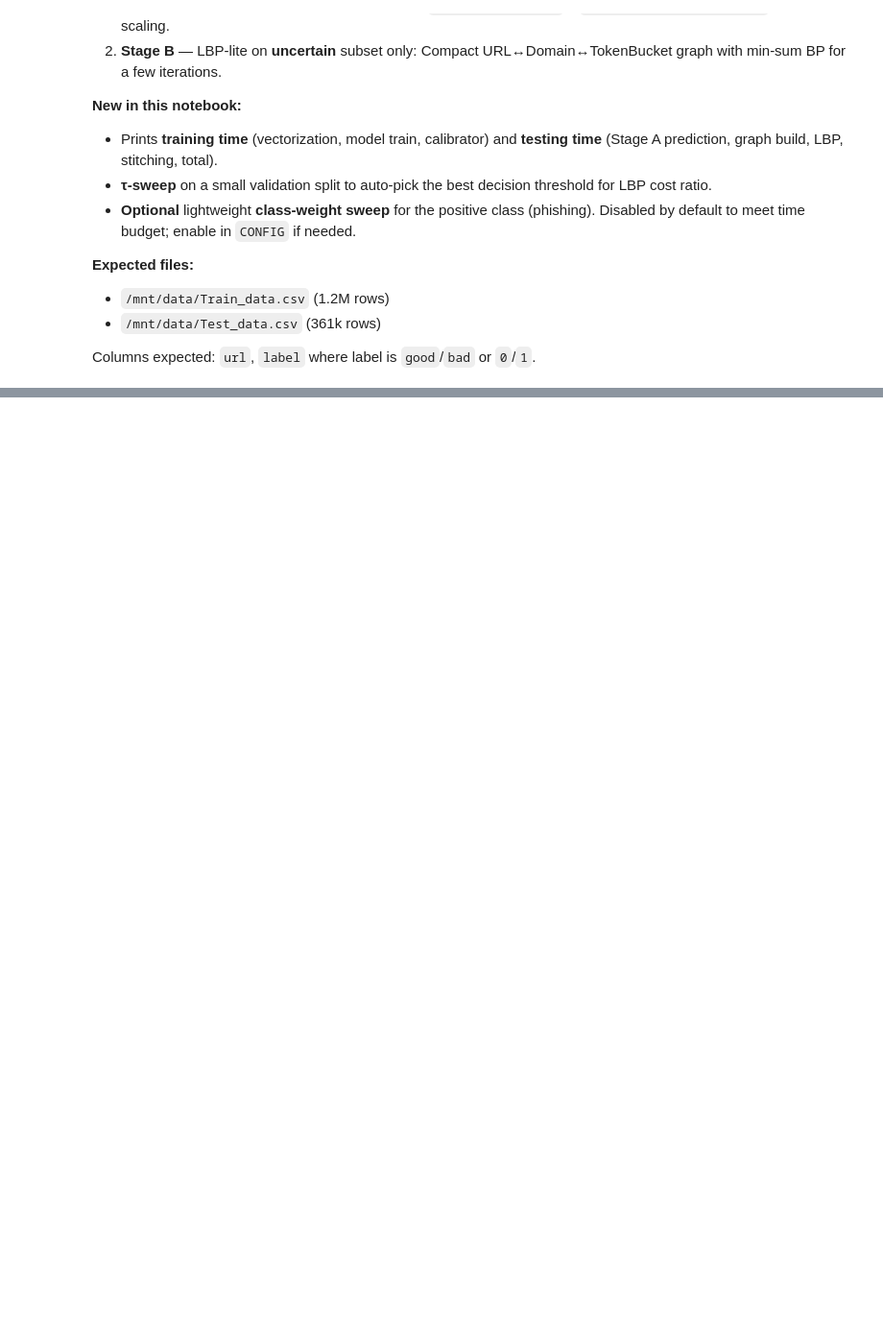
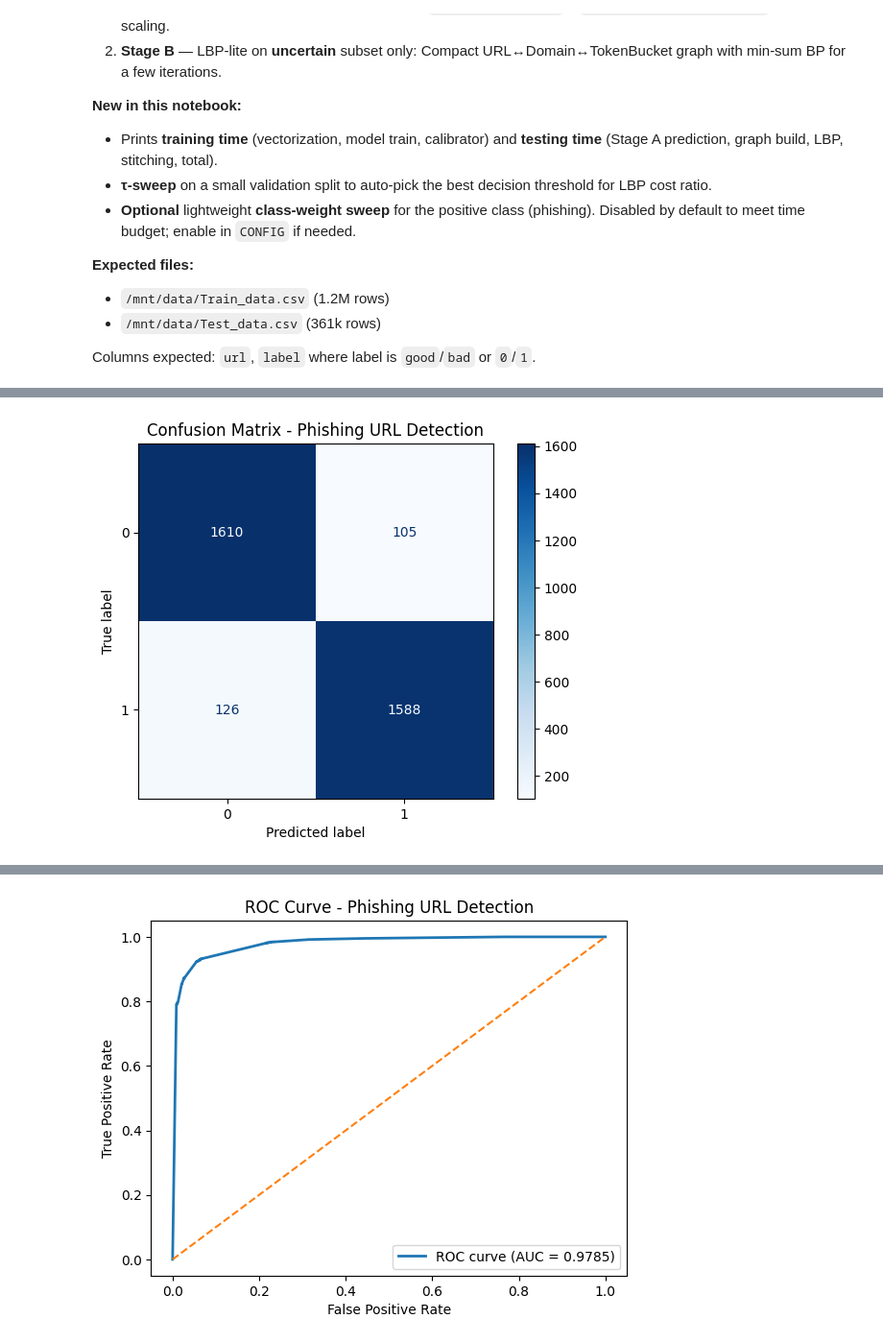
Before and after one commit to cheongyeechian/DLI, a Jupyter notebook: chong_jia_wen_tp073941.ipynb, the cells around one changed output, grey strips where cells are left out. Shown at 96% size. Cells and saved outputs as stored; diff of their text form; code cells hidden in the pictures; blank space fills up the shorter version.

```diff
--- a/chong_jia_wen_tp073941.ipynb
+++ b/chong_jia_wen_tp073941.ipynb
@@ -502,0 +719,79 @@ End-to-end (TEST)    : 9.82s
+# %%
+# ==========================
+# Evaluate on the 30% test split (no CONFIG['test_csv'])
+# ==========================
+import pandas as pd, re
+from sklearn.metrics import confusion_matrix, roc_curve, auc, ConfusionMatrixDisplay
+import matplotlib.pyplot as plt
+import numpy as np
+
+# --- Helpers (reuse existing ones if already defined) ---
+try:
+    norm_url
+except NameError:
+    def norm_url(u: str) -> str:
+        if not isinstance(u, str):
+            u = str(u)
+        u = u.strip().lower()
+        return re.sub(r'^https?://', '', u)
+
+def _ensure_labels(series: pd.Series) -> np.ndarray:
+    """Robust mapping to {0,1} supporting int labels and common strings."""
+    s = series.copy()
+    # If already 0/1 ints, keep them
+    if pd.api.types.is_integer_dtype(s) and set(np.unique(s)).issubset({0, 1}):
+        return s.astype(int).values
+    # Map common string variants
+    m = {
+        "phishing": 1, "malicious": 1, "bad": 1,
+        "legitimate": 0, "benign": 0, "good": 0
+    }
+    return s.astype(str).str.strip().str.lower().map(m).astype(int).values
+
+# --- Use the test split created earlier: `test` ---
+# (assumes you already ran the single-CSV 70/30 split cell that creates `train_full` and `test`)
+test_df = test.copy().reset_index(drop=True)
+
+# Ensure URL column for vectorizer
+if "u" not in test_df.columns:
+    if "url" not in test_df.columns:
+        raise ValueError("Expected 'url' column in the test split.")
+    test_df["u"] = test_df["url"].map(norm_url)
+
+# Ensure label column (prefer 'label' if created; else fall back to 'status')
+if "label" in test_df.columns:
+    y_test = _ensure_labels(test_df["label"])
+elif "status" in test_df.columns:
+    y_test = _ensure_labels(test_df["status"])
+else:
+    raise ValueError("Expected a 'label' or 'status' column in the test split.")
+
+# --- Vectorize & predict with your existing fitted objects: vec, cal ---
+X_test = vec.transform(test_df["u"])
+y_prob = cal.predict_proba(X_test)[:, 1]
+y_pred = (y_prob >= 0.5).astype(int)
+
+# --- Confusion Matrix ---
+cm = confusion_matrix(y_test, y_pred)
+disp = ConfusionMatrixDisplay(confusion_matrix=cm)
+disp.plot(cmap=plt.cm.Blues)
+plt.title("Confusion Matrix - Phishing URL Detection")
+plt.show()
+print("Confusion Matrix:\n", cm)
+
+# --- ROC Curve & AUC ---
+fpr, tpr, thresholds = roc_curve(y_test, y_prob)
+roc_auc = auc(fpr, tpr)
+
+plt.figure()
+plt.plot(fpr, tpr, lw=2, label=f"ROC curve (AUC = {roc_auc:.4f})")
+plt.plot([0, 1], [0, 1], linestyle="--")
+plt.xlabel("False Positive Rate")
+plt.ylabel("True Positive Rate")
+plt.title("ROC Curve - Phishing URL Detection")
+plt.legend(loc="lower right")
+plt.show()
+
+print(f"AUC Score: {roc_auc:.4f}")
+# %% [output]
+[figure, added]
@@ -502,0 +801 @@ End-to-end (TEST)    : 9.82s
+[figure, added]
```
Also changed, not shown: parts of 8 cells of this notebook.
